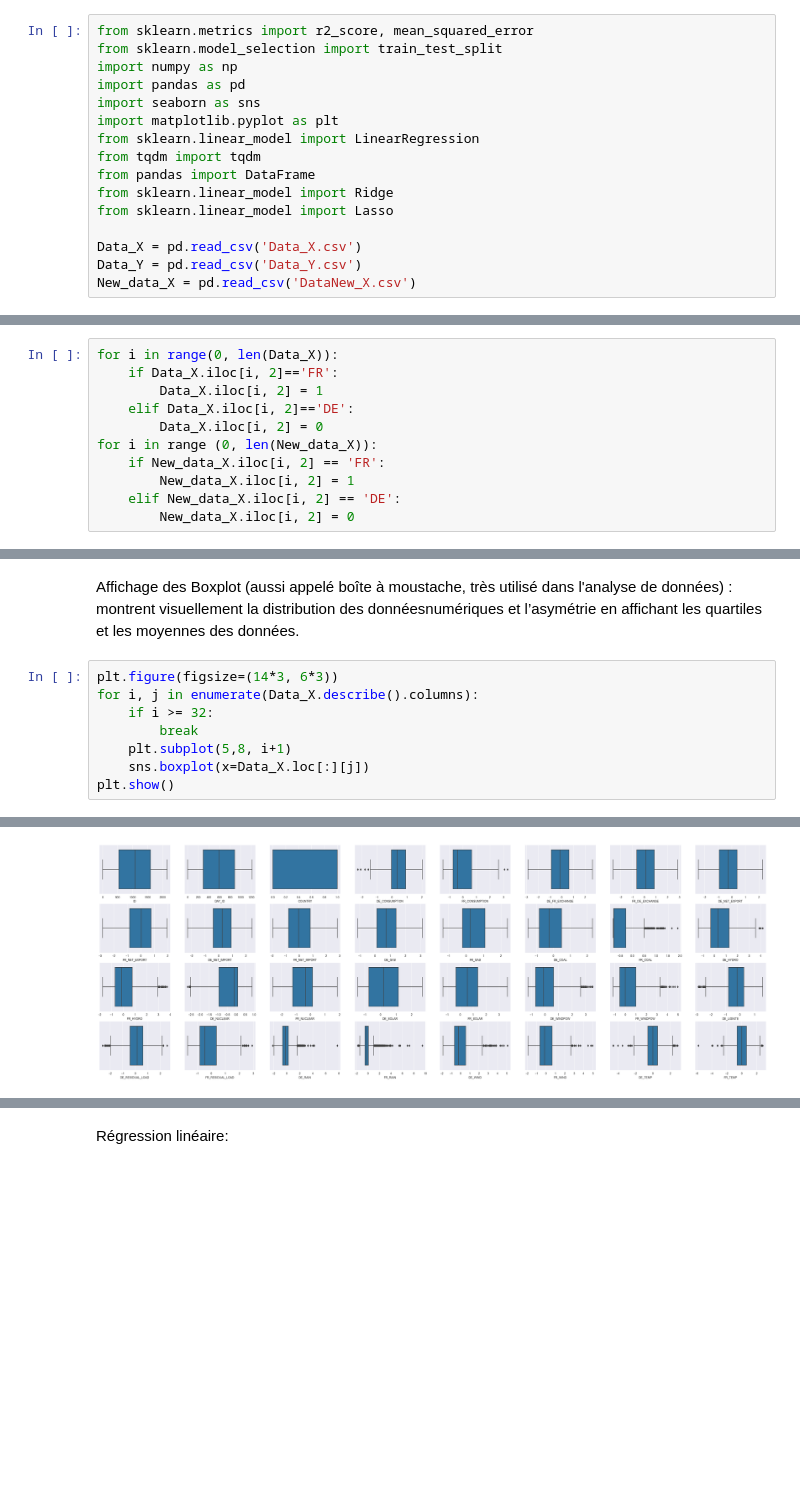
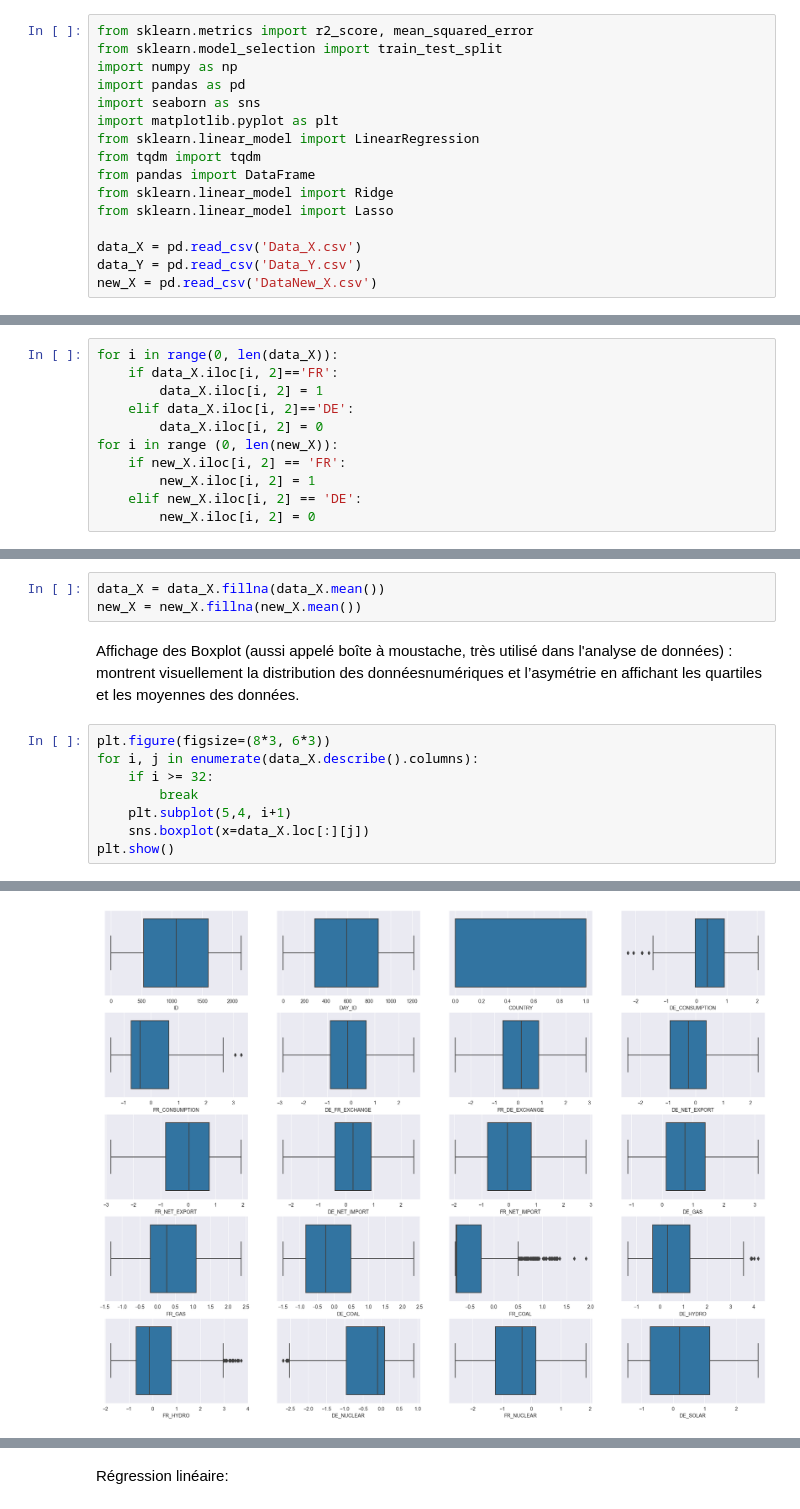
Before and after one commit to LichioAK/Projet_ML-L3, a Jupyter notebook: Project.ipynb, the cells around one changed output, grey strips where cells are left out. Drawn from its saved outputs; the diff is of its cells as text; blank space fills up the shorter version.

Commit message:
Modification de noms de variables et de l'affichage des graphs

```diff
--- a/Project.ipynb
+++ b/Project.ipynb
@@ -13,7 +13,7 @@ from pandas import DataFrame
 from sklearn.linear_model import Ridge
 from sklearn.linear_model import Lasso
 
-Data_X = pd.read_csv('Data_X.csv')
-Data_Y = pd.read_csv('Data_Y.csv')
-New_data_X = pd.read_csv('DataNew_X.csv')
+data_X = pd.read_csv('Data_X.csv')
+data_Y = pd.read_csv('Data_Y.csv')
+new_X = pd.read_csv('DataNew_X.csv')
 # %% [markdown]
@@ -21,12 +21,12 @@ Remplacer les valeurs de DE et FR dans la colonne "country":
 # %%
-for i in range(0, len(Data_X)):
-    if Data_X.iloc[i, 2]=='FR':
-        Data_X.iloc[i, 2] = 1
-    elif Data_X.iloc[i, 2]=='DE':
-        Data_X.iloc[i, 2] = 0
-for i in range (0, len(New_data_X)):
-    if New_data_X.iloc[i, 2] == 'FR':
-        New_data_X.iloc[i, 2] = 1
-    elif New_data_X.iloc[i, 2] == 'DE':
-        New_data_X.iloc[i, 2] = 0
+for i in range(0, len(data_X)):
+    if data_X.iloc[i, 2]=='FR':
+        data_X.iloc[i, 2] = 1
+    elif data_X.iloc[i, 2]=='DE':
+        data_X.iloc[i, 2] = 0
+for i in range (0, len(new_X)):
+    if new_X.iloc[i, 2] == 'FR':
+        new_X.iloc[i, 2] = 1
+    elif new_X.iloc[i, 2] == 'DE':
+        new_X.iloc[i, 2] = 0
 # %% [markdown]
@@ -37,12 +34,15 @@ New_data_X = New_data_X.fillna(New_data_X.mean())
+# %%
+data_X = data_X.fillna(data_X.mean())
+new_X = new_X.fillna(new_X.mean())
 # %% [markdown]
 Affichage des Boxplot (aussi appelé boîte à moustache, très utilisé dans l'analyse de données) :
 montrent visuellement la distribution des donnéesnumériques et l’asymétrie en affichant les quartiles et les moyennes des données.
 # %%
-plt.figure(figsize=(14*3, 6*3))
-for i, j in enumerate(Data_X.describe().columns):
+plt.figure(figsize=(8*3, 6*3))
+for i, j in enumerate(data_X.describe().columns):
     if i >= 32:
         break
-    plt.subplot(5,8, i+1)
-    sns.boxplot(x=Data_X.loc[:][j])
+    plt.subplot(5,4, i+1)
+    sns.boxplot(x=data_X.loc[:][j])
 plt.show()
 # %% [output]
@@ -49,2 +50,2 @@ plt.show()
-[figure, old version]
+[figure, new version]
 # %% [markdown]
```
Also changed, not shown: parts of 18 cells of this notebook.
